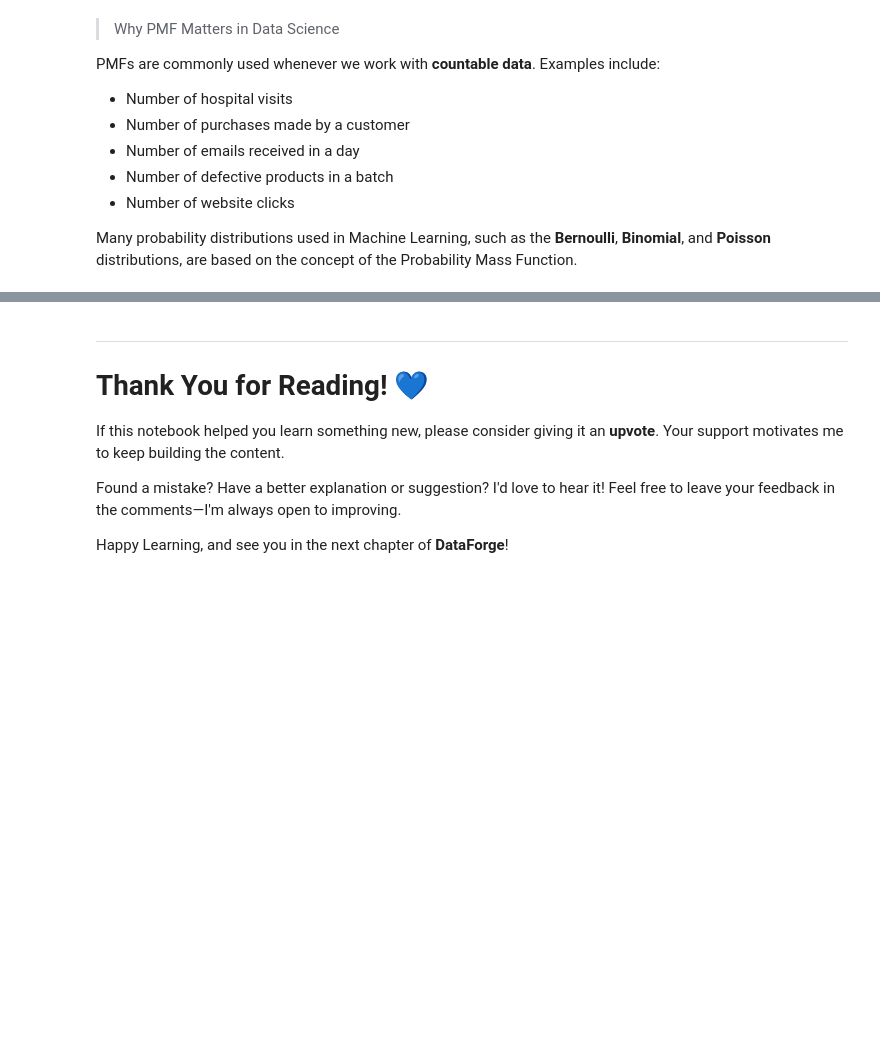
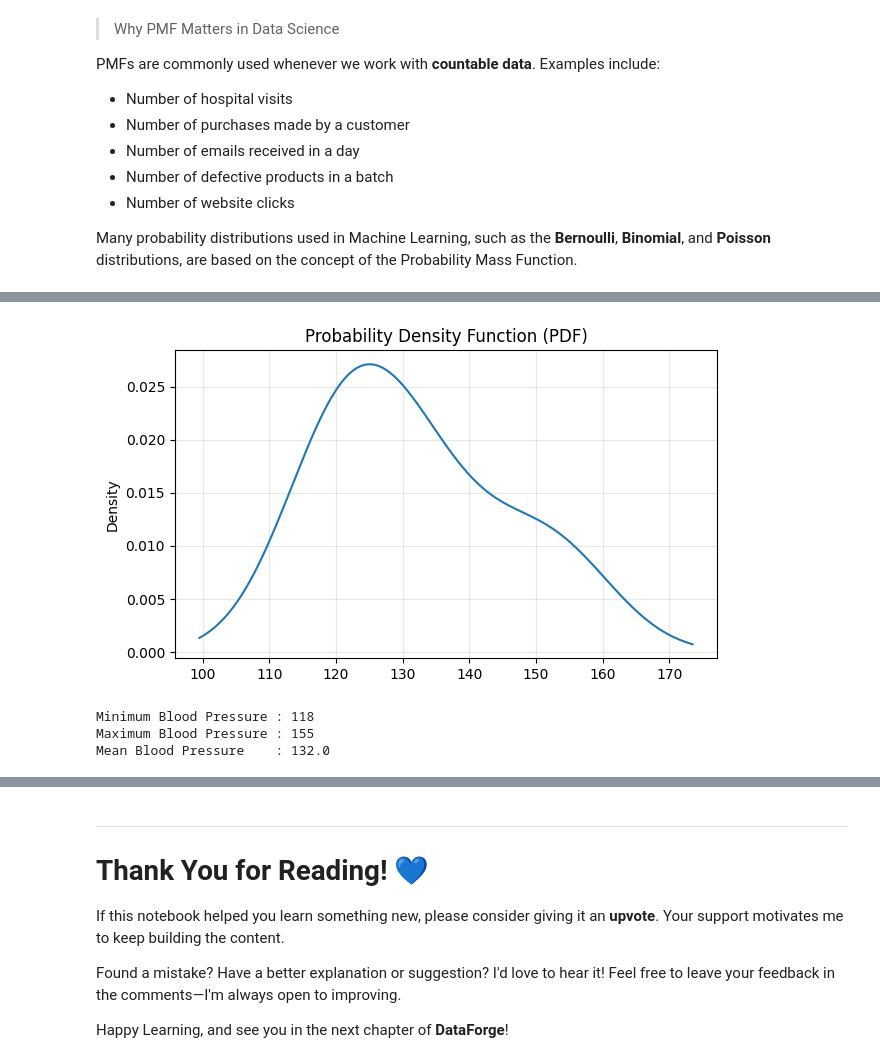
Before and after one commit to satyam2006-cmd/DataForge, a Jupyter notebook: statswithpy/statslearnings.ipynb, the cells around one changed output, grey strips where cells are left out. Saved outputs shown, nothing was run; the diff lists cells and outputs as text; code cells hidden in the pictures; blank space fills up the shorter version.

Commit message:
Day 15: Probability density function

```diff
--- a/statswithpy/statslearnings.ipynb
+++ b/statswithpy/statslearnings.ipynb
@@ -2131,0 +2177,7 @@ In the Next chapter we will see a cloase look up on **Probability Density Functi
+# %%
+patients = pd.DataFrame({
+    "Patient_ID":["P1","P2","P3","P4","P5","P6","P7","P8"],
+    "Blood_Pressure":[118,126,135,122,148,132,155,120]
+})
+
+patients
@@ -2131,0 +2194,23 @@ In the Next chapter we will see a cloase look up on **Probability Density Functi
+# %%
+# visualizing the distribution
+patients["Blood_Pressure"].plot(
+    kind="density",
+    figsize=(7,4),
+    title="Probability Density Function (PDF)",
+    xlabel="Blood Pressure"
+)
+
+plt.grid(alpha=0.3)
+
+plt.show()
+# %% [output]
+[figure, added]
+# %%
+# Understanding the Density
+print("Minimum Blood Pressure :", patients["Blood_Pressure"].min())
+print("Maximum Blood Pressure :", patients["Blood_Pressure"].max())
+print("Mean Blood Pressure    :", patients["Blood_Pressure"].mean())
+# %% [output]
+Minimum Blood Pressure : 118
+Maximum Blood Pressure : 155
+Mean Blood Pressure    : 132.0
```
Also changed, not shown: parts of 11 cells of this notebook.
